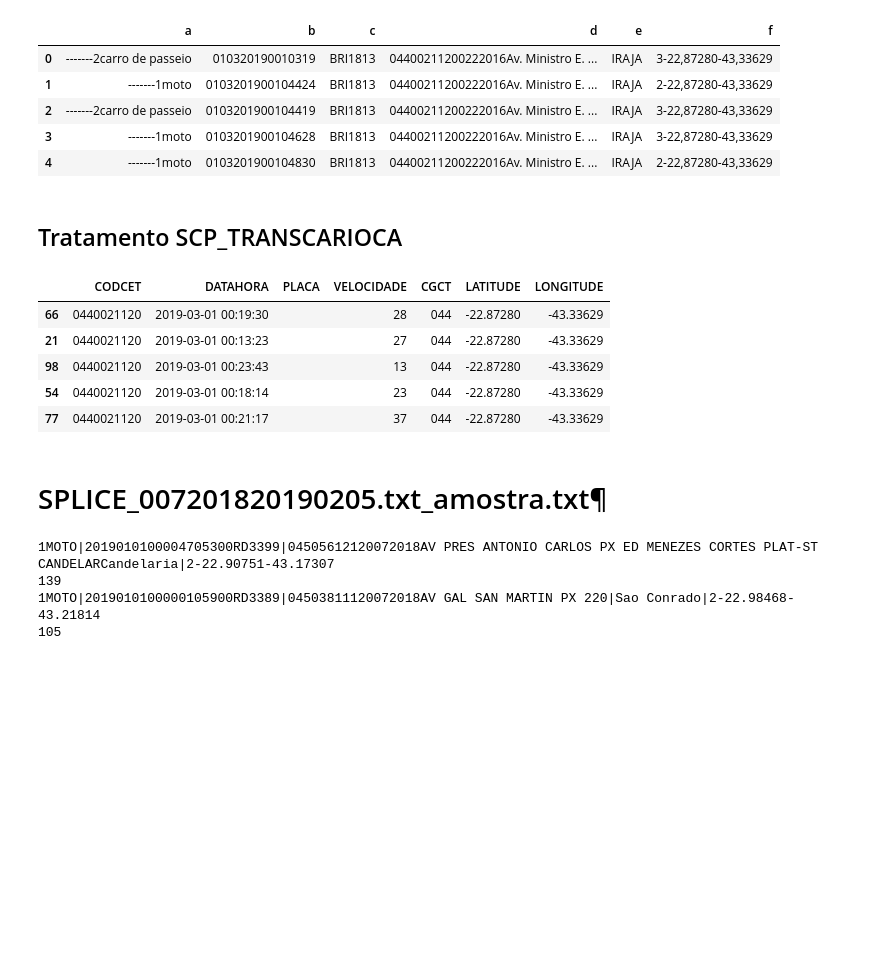
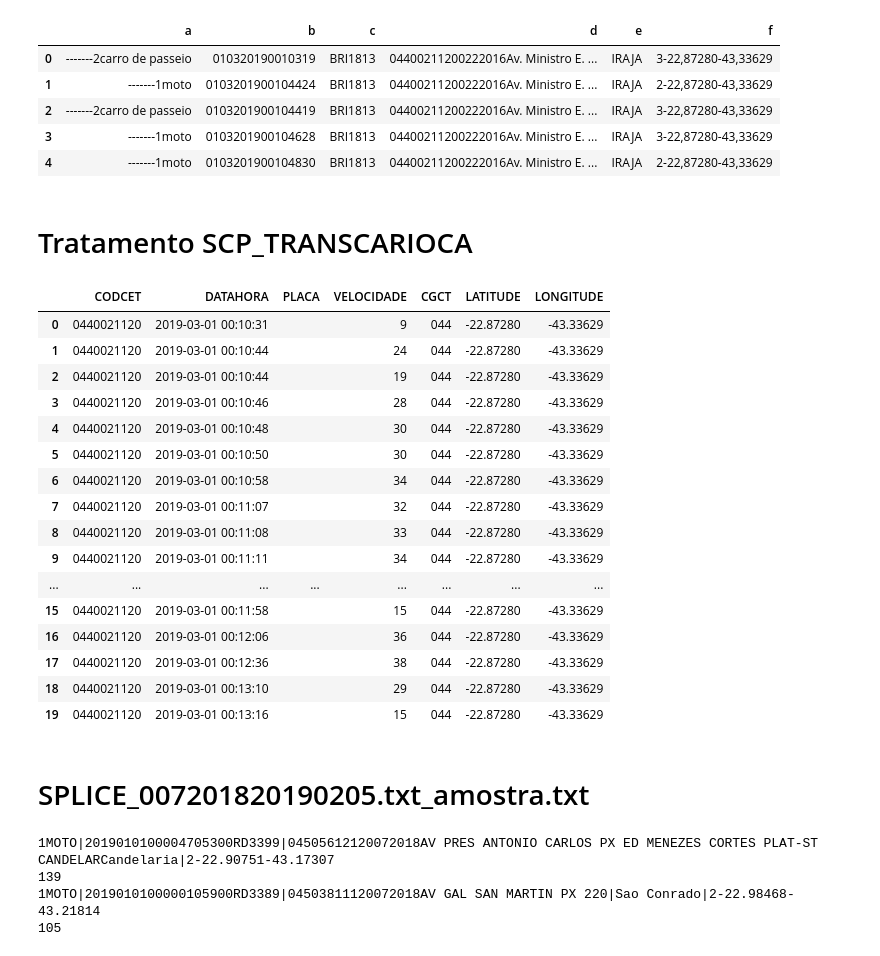
Before and after one commit to brenoimatos/UFRJ-CET-Rio, a Jupyter notebook: amostra_dados.ipynb, the cells around one changed output. Cells and saved outputs as stored; diff of their text form; code cells hidden in the pictures; blank space fills up the shorter version.

Commit message:
Novo tratamento amostra TRANSCARIOCA

```diff
--- a/amostra_dados.ipynb
+++ b/amostra_dados.ipynb
@@ -150,11 +148,10 @@ Previamente a minha coluna que continham os dados de latitude e longitude não c
 # Nome para colunas desconhecidas
 colnames = ['x']
 # Usando separador '|' apenas para conseguir importar e depois tentar tratar
-df_transcarioca_raw = pd.read_csv('amostras/SCP_TRANSCARIOCA_0222016_201903_amostra.txt', sep='|', names = colnames)
+df_transcarioca_raw = pd.read_csv('SCP_TRANSCARIOCA_0222016_201903_amostra.txt', sep='|', names = colnames)
 
 # Separando as colunas
-df_transcarioca_split = separar_colunas_df(df_transcarioca_raw)
-
+df_transcarioca_split = separar_colunas_df(df_transcarioca_raw.copy())
 df_transcarioca_split.head(5)
 # %% [output]
 |  | a | b | c | d | e | f |
@@ -164,51 +161,72 @@ df_transcarioca_split.head(5)
 | 3 | -------1moto | 0103201900104628 | BRI1813 | 04400211200222016Av. Ministro E. ... | IRAJA | 3-22,87280-43,33629 |
 | 4 | -------1moto | 0103201900104830 | BRI1813 | 04400211200222016Av. Ministro E. ... | IRAJA | 2-22,87280-43,33629 |
 # %% [markdown]
-## Tratamento SCP_TRANSCARIOCA
+# Tratamento SCP_TRANSCARIOCA
 # %%
 def get_datahora(string):
-    date = string[:14]
-    return datetime.strptime(date, "%d%m%Y%H%M%S")
+    date = string[78:92]
+    try:
+        date = datetime.strptime(date, "%d%m%Y%H%M%S")
+    except:
+        date = 'erro'
+    return date
 
 def get_placa(string):
     placa = string[:7]
     if placa[0].isalpha():
         pass
     else:
         placa = ''
     return placa
 
+def get_velocidade(string):
+    vel = string[92:94]
+    try:
+        vel = int(vel)
+    except:
+        vel = 'erro'
+    return vel
+
 def get_latitude(string):
-    lat = string[1:4]+"."+string[5:10]
+    lat = string[216:219]+"."+string[220:225]
     return lat
 
 def get_longitude(string):
-    lon = string[10:13]+"."+string[14:19]
+    lon = string[225:228]+"."+string[229:]
     return lon
 
 df_transcarioca = pd.DataFrame()
-df_transcarioca['CODCET'] = df_transcarioca_split['d'].str[:10]
-df_transcarioca['DATAHORA'] = df_transcarioca_split['b'].apply(lambda x: get_datahora(x))
-df_transcarioca['PLACA'] = df_transcarioca_split['a'].apply(lambda x: get_placa(x))
-df_transcarioca['VELOCIDADE'] = df_transcarioca_split['b'].str[14:]
-df_transcarioca['CGCT'] = df_transcarioca_split['d'].str[:3]
-df_transcarioca['LATITUDE'] = df_transcarioca_split['f'].apply(lambda x: get_latitude(x))
-df_transcarioca['LONGITUDE'] = df_transcarioca_split['f'].apply(lambda x: get_longitude(x))
-# df_transcarioca['CGPT'] = df_transcarioca_split['d'].str[3:6]
-# df_transcarioca['CGLG'] = df_transcarioca_split['d'].str[6:7]
-# df_transcarioca['CGPI'] = df_transcarioca_split['d'].str[7:8]
-# df_transcarioca['CGST'] = df_transcarioca_split['d'].str[8:9]
-# df_transcarioca['CGFX'] = df_transcarioca_split['d'].str[9:10]
-df_transcarioca.sample(5)
+df_transcarioca['CODCET'] = df_transcarioca_raw['x'].apply(lambda x:x[108:118])
+df_transcarioca['DATAHORA'] = df_transcarioca_raw['x'].apply(lambda x: get_datahora(x))
+df_transcarioca['PLACA'] = df_transcarioca_raw['x'].apply(lambda x: get_placa(x))
+df_transcarioca['VELOCIDADE'] = df_transcarioca_raw['x'].apply(lambda x: get_velocidade(x))
+df_transcarioca['CGCT'] = df_transcarioca_raw['x'].apply(lambda x:x[108:111])
+df_transcarioca['LATITUDE'] = df_transcarioca_raw['x'].apply(lambda x: get_latitude(x))
+df_transcarioca['LONGITUDE'] = df_transcarioca_raw['x'].apply(lambda x: get_longitude(x))
+
+# Salvando em csv
+df_transcarioca.to_csv('amostra_transcarioca_tratada.csv', sep=';', index=False)
+df_transcarioca.head(20)
 # %% [output]
 |  | CODCET | DATAHORA | PLACA | VELOCIDADE | CGCT | LATITUDE | LONGITUDE |
-| 66 | 0440021120 | 2019-03-01 00:19:30 |  | 28 | 044 | -22.87280 | -43.33629 |
-| 21 | 0440021120 | 2019-03-01 00:13:23 |  | 27 | 044 | -22.87280 | -43.33629 |
-| 98 | 0440021120 | 2019-03-01 00:23:43 |  | 13 | 044 | -22.87280 | -43.33629 |
-| 54 | 0440021120 | 2019-03-01 00:18:14 |  | 23 | 044 | -22.87280 | -43.33629 |
-| 77 | 0440021120 | 2019-03-01 00:21:17 |  | 37 | 044 | -22.87280 | -43.33629 |
+| 0 | 0440021120 | 2019-03-01 00:10:31 |  | 9 | 044 | -22.87280 | -43.33629 |
+| 1 | 0440021120 | 2019-03-01 00:10:44 |  | 24 | 044 | -22.87280 | -43.33629 |
+| 2 | 0440021120 | 2019-03-01 00:10:44 |  | 19 | 044 | -22.87280 | -43.33629 |
+| 3 | 0440021120 | 2019-03-01 00:10:46 |  | 28 | 044 | -22.87280 | -43.33629 |
+| 4 | 0440021120 | 2019-03-01 00:10:48 |  | 30 | 044 | -22.87280 | -43.33629 |
+| 5 | 0440021120 | 2019-03-01 00:10:50 |  | 30 | 044 | -22.87280 | -43.33629 |
+| 6 | 0440021120 | 2019-03-01 00:10:58 |  | 34 | 044 | -22.87280 | -43.33629 |
+| 7 | 0440021120 | 2019-03-01 00:11:07 |  | 32 | 044 | -22.87280 | -43.33629 |
+| 8 | 0440021120 | 2019-03-01 00:11:08 |  | 33 | 044 | -22.87280 | -43.33629 |
+| 9 | 0440021120 | 2019-03-01 00:11:11 |  | 34 | 044 | -22.87280 | -43.33629 |
+| ... | ... | ... | ... | ... | ... | ... | ... |
+| 15 | 0440021120 | 2019-03-01 00:11:58 |  | 15 | 044 | -22.87280 | -43.33629 |
+| 16 | 0440021120 | 2019-03-01 00:12:06 |  | 36 | 044 | -22.87280 | -43.33629 |
+| 17 | 0440021120 | 2019-03-01 00:12:36 |  | 38 | 044 | -22.87280 | -43.33629 |
+| 18 | 0440021120 | 2019-03-01 00:13:10 |  | 29 | 044 | -22.87280 | -43.33629 |
+| 19 | 0440021120 | 2019-03-01 00:13:16 |  | 15 | 044 | -22.87280 | -43.33629 |
 # %% [markdown]
-# SPLICE_007201820190205.txt_amostra.txt¶
+# SPLICE_007201820190205.txt_amostra.txt
 # %%
 # Nome para colunas desconhecidas
 colnames = ['x']
```
Also changed, not shown: parts of 13 cells of this notebook.
